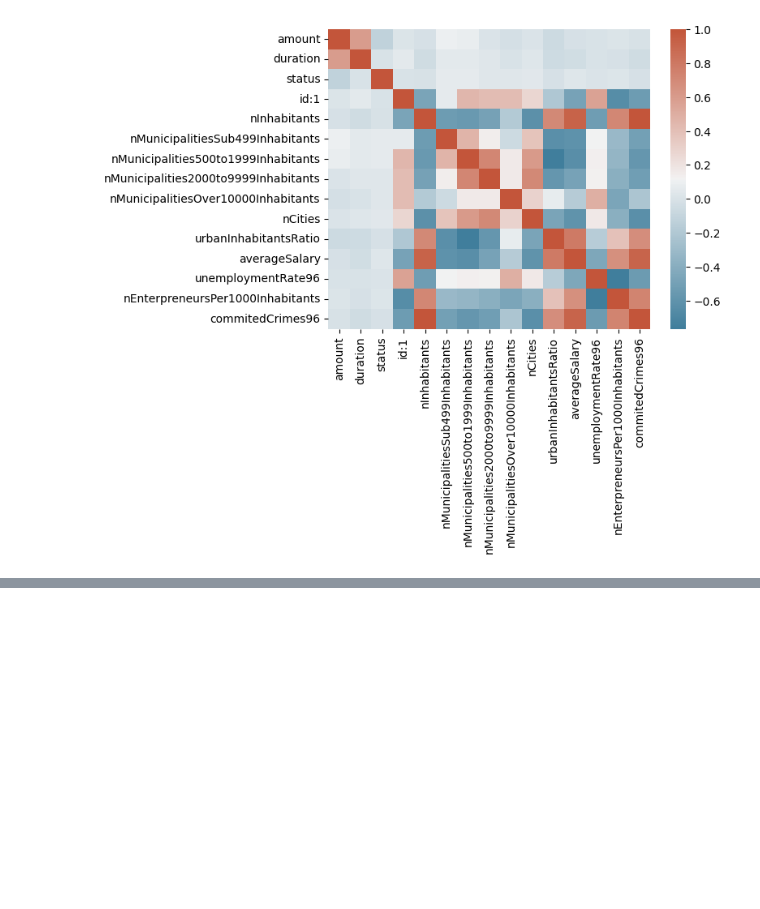
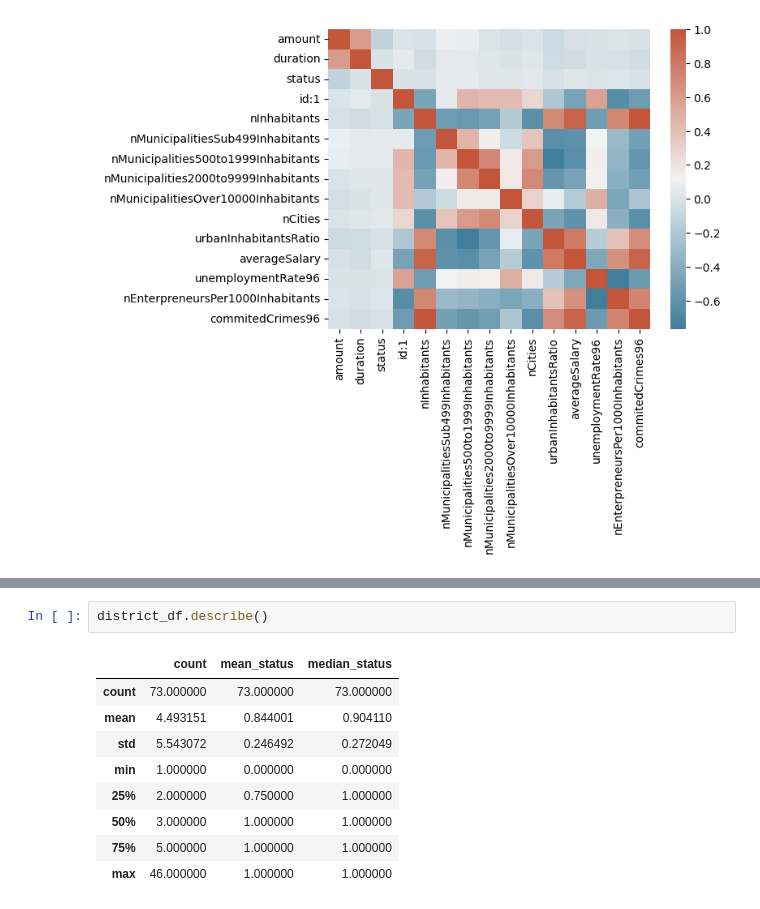
Before and after one commit to adr1an0s0ar3s/feup-ac-22-23, a Jupyter notebook: notebooks/district.ipynb, the cells around one changed output, grey strips where cells are left out. Drawn from its saved outputs; the diff is of its cells as text; blank space fills up the shorter version.

```diff
--- a/notebooks/district.ipynb
+++ b/notebooks/district.ipynb
@@ -39,0 +69,12 @@ sns.countplot(df, x='districtName', hue='status')
+# %%
+district_df.describe()
+# %% [output]
+|  | count | mean_status | median_status |
+| count | 73.000000 | 73.000000 | 73.000000 |
+| mean | 4.493151 | 0.844001 | 0.904110 |
+| std | 5.543072 | 0.246492 | 0.272049 |
+| min | 1.000000 | 0.000000 | 0.000000 |
+| 25% | 2.000000 | 0.750000 | 1.000000 |
+| 50% | 3.000000 | 1.000000 | 1.000000 |
+| 75% | 5.000000 | 1.000000 | 1.000000 |
+| max | 46.000000 | 1.000000 | 1.000000 |
```
Also changed, not shown: parts of 7 cells of this notebook.
